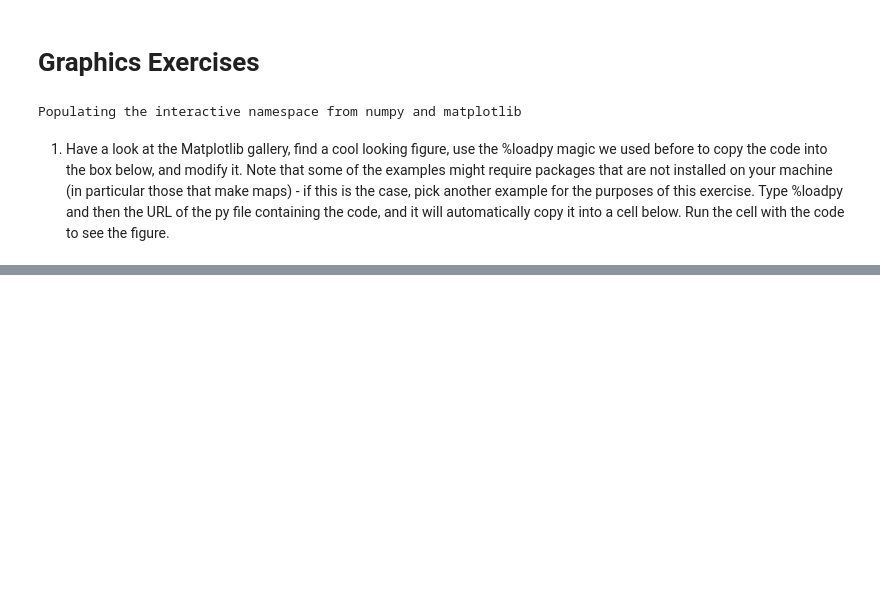
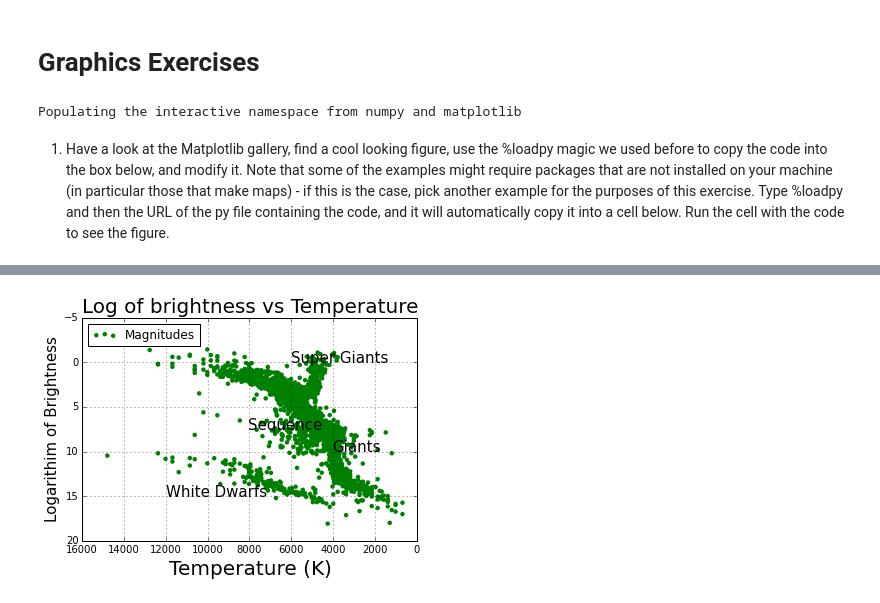
Before and after one commit to jhaslema/PHYS202-S14, a Jupyter notebook: Graphics/GraphicsExercises.ipynb, the cells around one changed output, grey strips where cells are left out. Cells and saved outputs as stored; diff of their text form; code cells hidden in the pictures; blank space fills up the shorter version.

```diff
--- a/Graphics/GraphicsExercises.ipynb
+++ b/Graphics/GraphicsExercises.ipynb
@@ -81,0 +122,17 @@ plt.show()
+# %%
+x, y = np.loadtxt("stars.txt",unpack = True)
+plt.scatter(x,y,color = "green",linewidth=.01,linestyle="-",label = "Magnitudes")
+xlim(16000,0)
+ylim(20,-5)
+plt.legend(loc = "upper left")
+plt.xlabel("Temperature (K)",fontsize=20)
+plt.ylabel("Logarithim of Brightness",fontsize = 15)
+plt.annotate('White Dwarfs',(12000,15),size=15,xycoords='data')
+plt.annotate('Sequence',(8000,7.5),size=15,xycoords='data')
+plt.annotate('Super Giants',(6000,0),size=15,xycoords='data')
+plt.annotate('Giants',(4000,10),size=15,xycoords='data')
+plt.title("Log of brightness vs Temperature",fontsize=20)
+plt.grid()
+plt.show()
+# %% [output]
+[figure, added]
```
Also changed, not shown: parts of 8 cells of this notebook, 1 other file.
